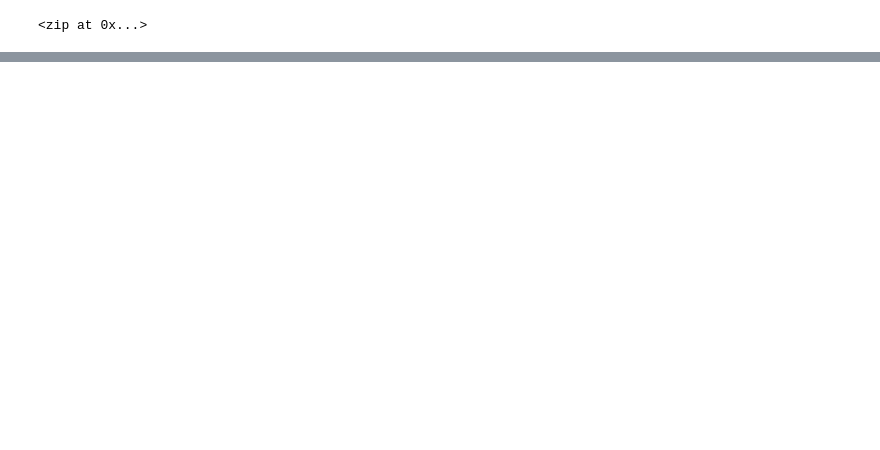
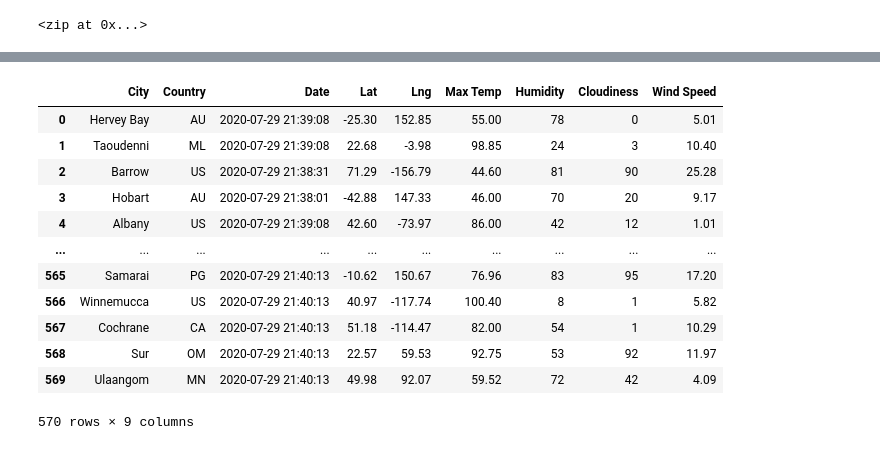
Before and after one commit to yajingran/World_Weather_Analysis, a Jupyter notebook: WeatherPy.ipynb, the cells around one changed output, grey strips where cells are left out. Cells and saved outputs as stored; diff of their text form; code cells hidden in the pictures; blank space fills up the shorter version.

Commit message:
modifications to .gitignore and WeatherPy.ipynb

```diff
--- a/WeatherPy.ipynb
+++ b/WeatherPy.ipynb
@@ -32,0 +39,4 @@ len(cities)
+# %%
+# Starting URL for Weather Map API Call.
+url = "http://api.openweathermap.org/data/2.5/weather?units=Imperial&APPID=" + weather_api_key
+print(url)
@@ -32,0 +129,4 @@ len(cities)
+# %%
+# Convert the array of dictionaries to a Pandas DataFrame.
+city_data_df = pd.DataFrame(city_data)
+city_data_df.head(10)
@@ -32,0 +147,17 @@ len(cities)
+# %%
+city_data_df = city_data_df[new_city_data]
+city_data_df
+# %% [output]
+|  | City | Country | Date | Lat | Lng | Max Temp | Humidity | Cloudiness | Wind Speed |
+| 0 | Hervey Bay | AU | 2020-07-29 21:39:08 | -25.30 | 152.85 | 55.00 | 78 | 0 | 5.01 |
+| 1 | Taoudenni | ML | 2020-07-29 21:39:08 | 22.68 | -3.98 | 98.85 | 24 | 3 | 10.40 |
+| 2 | Barrow | US | 2020-07-29 21:38:31 | 71.29 | -156.79 | 44.60 | 81 | 90 | 25.28 |
+| 3 | Hobart | AU | 2020-07-29 21:38:01 | -42.88 | 147.33 | 46.00 | 70 | 20 | 9.17 |
+| 4 | Albany | US | 2020-07-29 21:39:08 | 42.60 | -73.97 | 86.00 | 42 | 12 | 1.01 |
+| ... | ... | ... | ... | ... | ... | ... | ... | ... | ... |
+| 565 | Samarai | PG | 2020-07-29 21:40:13 | -10.62 | 150.67 | 76.96 | 83 | 95 | 17.20 |
+| 566 | Winnemucca | US | 2020-07-29 21:40:13 | 40.97 | -117.74 | 100.40 | 8 | 1 | 5.82 |
+| 567 | Cochrane | CA | 2020-07-29 21:40:13 | 51.18 | -114.47 | 82.00 | 54 | 1 | 10.29 |
+| 568 | Sur | OM | 2020-07-29 21:40:13 | 22.57 | 59.53 | 92.75 | 53 | 92 | 11.97 |
+| 569 | Ulaangom | MN | 2020-07-29 21:40:13 | 49.98 | 92.07 | 59.52 | 72 | 42 | 4.09 |
+570 rows × 9 columns
```
Also changed, not shown: parts of 9 cells of this notebook, 3 other files.
